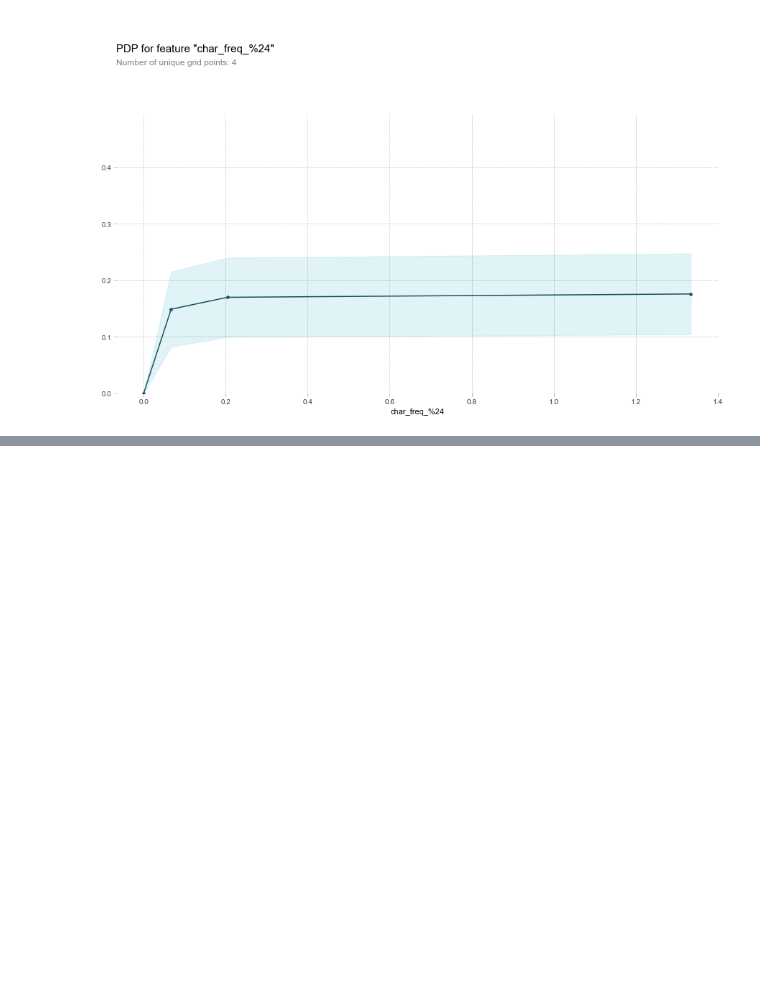
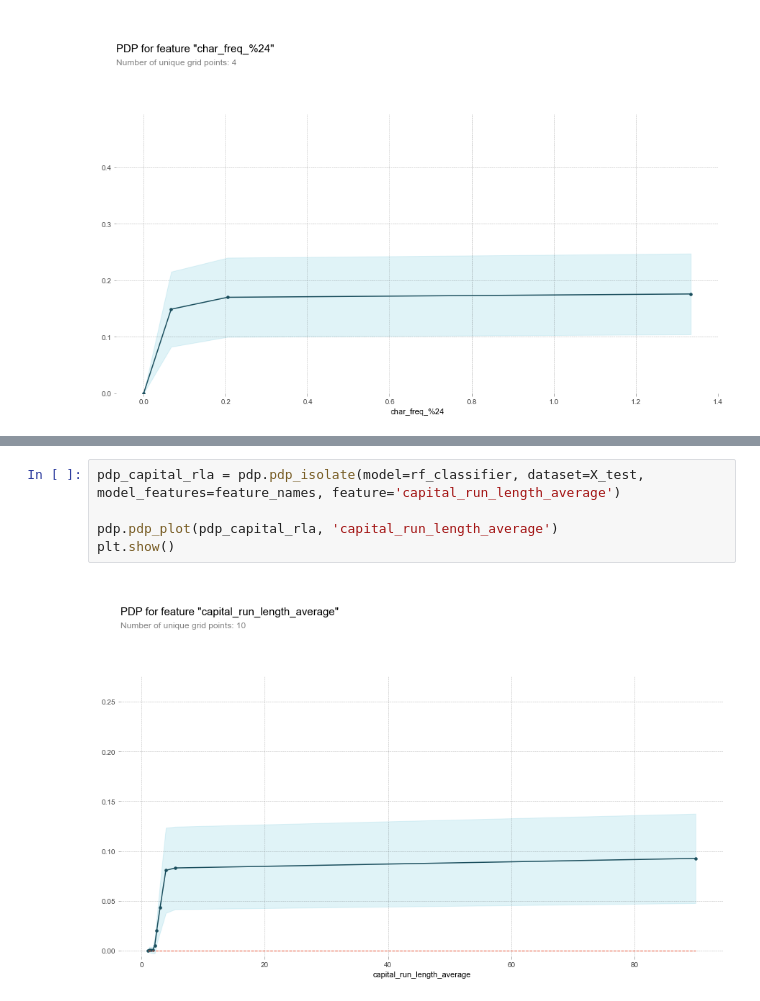
Before and after one commit to bdjulian/bdjulian.github.io, a Jupyter notebook: Projects/spam-minilab.ipynb, the cells around one changed output, grey strips where cells are left out. Drawn from its saved outputs; the diff is of its cells as text; blank space fills up the shorter version.

Commit message:
Updating website to have less cringe pdp plot
pdp plots coming together nicely, cringe deleted on website

```diff
--- a/Projects/spam-minilab.ipynb
+++ b/Projects/spam-minilab.ipynb
@@ -305,0 +312,7 @@ plt.show()
+# %%
+pdp_capital_rla = pdp.pdp_isolate(model=rf_classifier, dataset=X_test, model_features=feature_names, feature='capital_run_length_average')
+
+pdp.pdp_plot(pdp_capital_rla, 'capital_run_length_average')
+plt.show()
+# %% [output]
+[figure, added]
```
Also changed, not shown: parts of 5 cells of this notebook, 1 other file.
